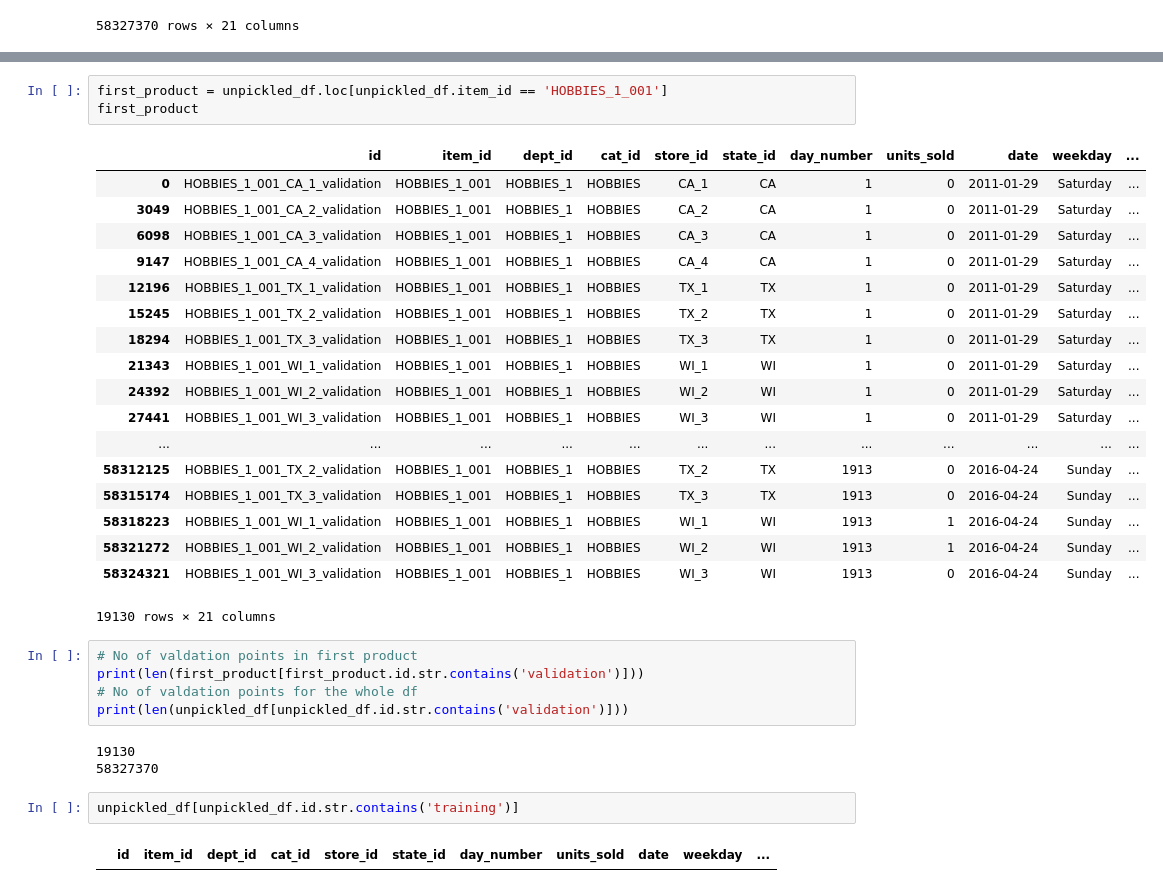
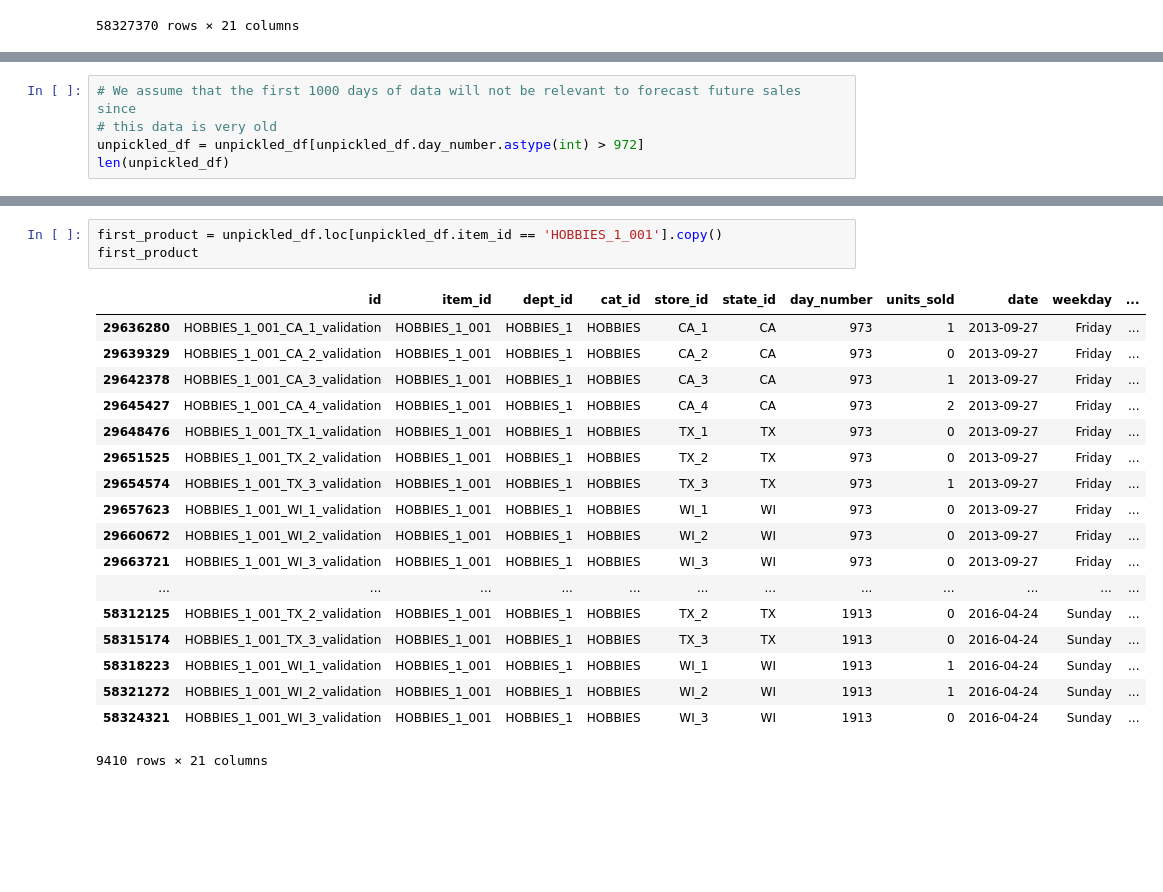
Before and after one commit to atabas/M5-Forecasting-Accuracy, a Jupyter notebook: 2-FeatureEngineering.ipynb, the cells around one changed output, grey strips where cells are left out. Cells and saved outputs as stored; diff of their text form; blank space fills up the shorter version.

```diff
--- a/2-FeatureEngineering.ipynb
+++ b/2-FeatureEngineering.ipynb
@@ -171,0 +178,5 @@ unpickled_df
+# %%
+# We assume that the first 1000 days of data will not be relevant to forecast future sales since
+# this data is very old
+unpickled_df = unpickled_df[unpickled_df.day_number.astype(int) > 972]
+len(unpickled_df)
@@ -172,35 +207,23 @@ unpickled_df
 # %%
-first_product = unpickled_df.loc[unpickled_df.item_id == 'HOBBIES_1_001']
+first_product = unpickled_df.loc[unpickled_df.item_id == 'HOBBIES_1_001'].copy()
 first_product
 # %% [output]
 |  | id | item_id | dept_id | cat_id | store_id | state_id | day_number | units_sold | date | weekday | ... |
-| 0 | HOBBIES_1_001_CA_1_validation | HOBBIES_1_001 | HOBBIES_1 | HOBBIES | CA_1 | CA | 1 | 0 | 2011-01-29 | Saturday | ... |
-| 3049 | HOBBIES_1_001_CA_2_validation | HOBBIES_1_001 | HOBBIES_1 | HOBBIES | CA_2 | CA | 1 | 0 | 2011-01-29 | Saturday | ... |
-| 6098 | HOBBIES_1_001_CA_3_validation | HOBBIES_1_001 | HOBBIES_1 | HOBBIES | CA_3 | CA | 1 | 0 | 2011-01-29 | Saturday | ... |
-| 9147 | HOBBIES_1_001_CA_4_validation | HOBBIES_1_001 | HOBBIES_1 | HOBBIES | CA_4 | CA | 1 | 0 | 2011-01-29 | Saturday | ... |
-| 12196 | HOBBIES_1_001_TX_1_validation | HOBBIES_1_001 | HOBBIES_1 | HOBBIES | TX_1 | TX | 1 | 0 | 2011-01-29 | Saturday | ... |
-| 15245 | HOBBIES_1_001_TX_2_validation | HOBBIES_1_001 | HOBBIES_1 | HOBBIES | TX_2 | TX | 1 | 0 | 2011-01-29 | Saturday | ... |
-| 18294 | HOBBIES_1_001_TX_3_validation | HOBBIES_1_001 | HOBBIES_1 | HOBBIES | TX_3 | TX | 1 | 0 | 2011-01-29 | Saturday | ... |
-| 21343 | HOBBIES_1_001_WI_1_validation | HOBBIES_1_001 | HOBBIES_1 | HOBBIES | WI_1 | WI | 1 | 0 | 2011-01-29 | Saturday | ... |
-| 24392 | HOBBIES_1_001_WI_2_validation | HOBBIES_1_001 | HOBBIES_1 | HOBBIES | WI_2 | WI | 1 | 0 | 2011-01-29 | Saturday | ... |
-| 27441 | HOBBIES_1_001_WI_3_validation | HOBBIES_1_001 | HOBBIES_1 | HOBBIES | WI_3 | WI | 1 | 0 | 2011-01-29 | Saturday | ... |
+| 29636280 | HOBBIES_1_001_CA_1_validation | HOBBIES_1_001 | HOBBIES_1 | HOBBIES | CA_1 | CA | 973 | 1 | 2013-09-27 | Friday | ... |
+| 29639329 | HOBBIES_1_001_CA_2_validation | HOBBIES_1_001 | HOBBIES_1 | HOBBIES | CA_2 | CA | 973 | 0 | 2013-09-27 | Friday | ... |
+| 29642378 | HOBBIES_1_001_CA_3_validation | HOBBIES_1_001 | HOBBIES_1 | HOBBIES | CA_3 | CA | 973 | 1 | 2013-09-27 | Friday | ... |
+| 29645427 | HOBBIES_1_001_CA_4_validation | HOBBIES_1_001 | HOBBIES_1 | HOBBIES | CA_4 | CA | 973 | 2 | 2013-09-27 | Friday | ... |
+| 29648476 | HOBBIES_1_001_TX_1_validation | HOBBIES_1_001 | HOBBIES_1 | HOBBIES | TX_1 | TX | 973 | 0 | 2013-09-27 | Friday | ... |
+| 29651525 | HOBBIES_1_001_TX_2_validation | HOBBIES_1_001 | HOBBIES_1 | HOBBIES | TX_2 | TX | 973 | 0 | 2013-09-27 | Friday | ... |
+| 29654574 | HOBBIES_1_001_TX_3_validation | HOBBIES_1_001 | HOBBIES_1 | HOBBIES | TX_3 | TX | 973 | 1 | 2013-09-27 | Friday | ... |
+| 29657623 | HOBBIES_1_001_WI_1_validation | HOBBIES_1_001 | HOBBIES_1 | HOBBIES | WI_1 | WI | 973 | 0 | 2013-09-27 | Friday | ... |
+| 29660672 | HOBBIES_1_001_WI_2_validation | HOBBIES_1_001 | HOBBIES_1 | HOBBIES | WI_2 | WI | 973 | 0 | 2013-09-27 | Friday | ... |
+| 29663721 | HOBBIES_1_001_WI_3_validation | HOBBIES_1_001 | HOBBIES_1 | HOBBIES | WI_3 | WI | 973 | 0 | 2013-09-27 | Friday | ... |
 | ... | ... | ... | ... | ... | ... | ... | ... | ... | ... | ... | ... |
 | 58312125 | HOBBIES_1_001_TX_2_validation | HOBBIES_1_001 | HOBBIES_1 | HOBBIES | TX_2 | TX | 1913 | 0 | 2016-04-24 | Sunday | ... |
 | 58315174 | HOBBIES_1_001_TX_3_validation | HOBBIES_1_001 | HOBBIES_1 | HOBBIES | TX_3 | TX | 1913 | 0 | 2016-04-24 | Sunday | ... |
 | 58318223 | HOBBIES_1_001_WI_1_validation | HOBBIES_1_001 | HOBBIES_1 | HOBBIES | WI_1 | WI | 1913 | 1 | 2016-04-24 | Sunday | ... |
 | 58321272 | HOBBIES_1_001_WI_2_validation | HOBBIES_1_001 | HOBBIES_1 | HOBBIES | WI_2 | WI | 1913 | 1 | 2016-04-24 | Sunday | ... |
 | 58324321 | HOBBIES_1_001_WI_3_validation | HOBBIES_1_001 | HOBBIES_1 | HOBBIES | WI_3 | WI | 1913 | 0 | 2016-04-24 | Sunday | ... |
-19130 rows × 21 columns
+9410 rows × 21 columns
-# %%
-# No of valdation points in first product
-print(len(first_product[first_product.id.str.contains('validation')]))
-# No of valdation points for the whole df
-print(len(unpickled_df[unpickled_df.id.str.contains('validation')]))
-# %% [output]
-19130
-58327370
-# %%
-unpickled_df[unpickled_df.id.str.contains('training')]
-# %% [output]
-|  | id | item_id | dept_id | cat_id | store_id | state_id | day_number | units_sold | date | weekday | ... |
 # %%
```
Also changed, not shown: parts of 17 cells of this notebook.
